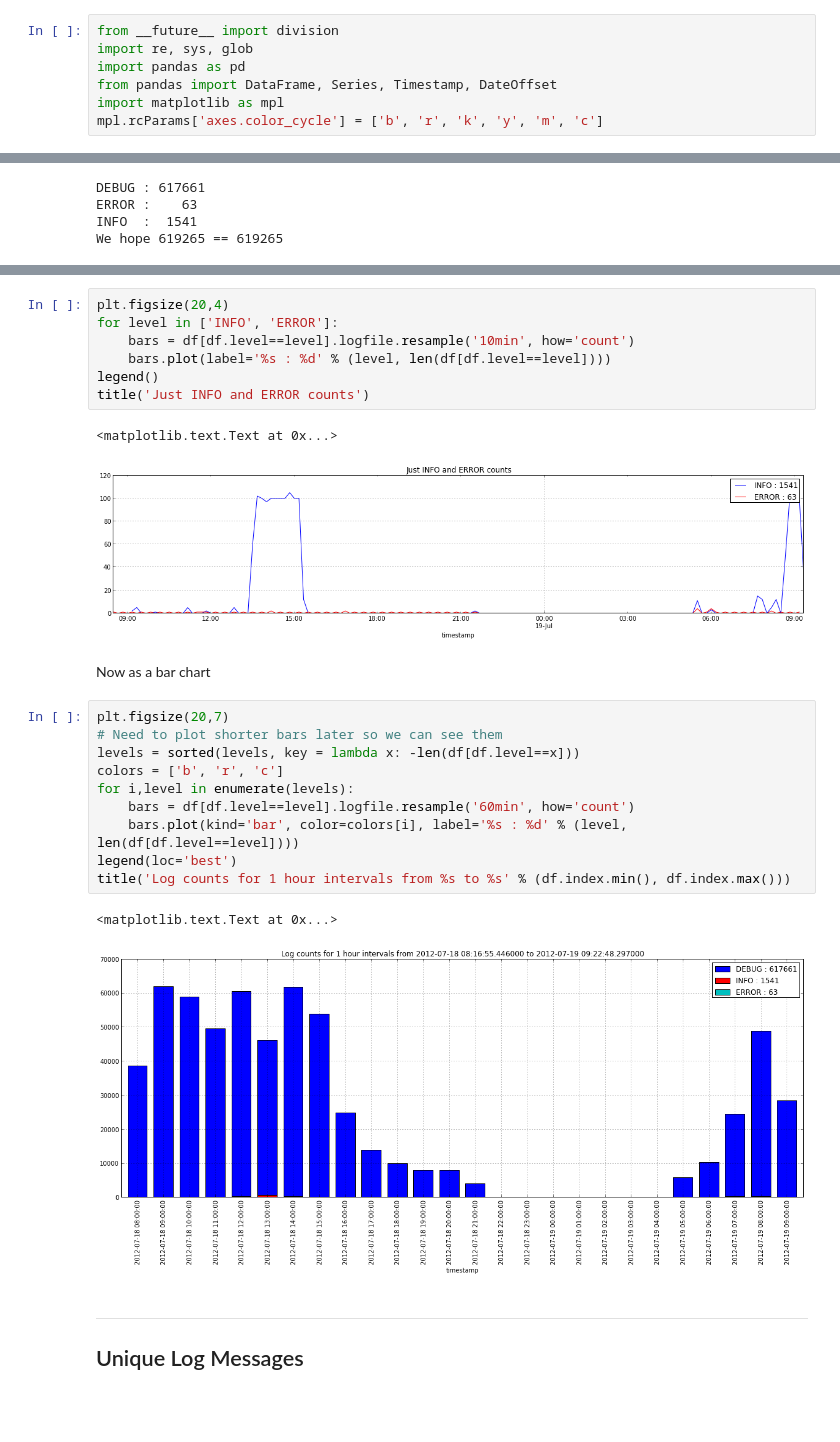
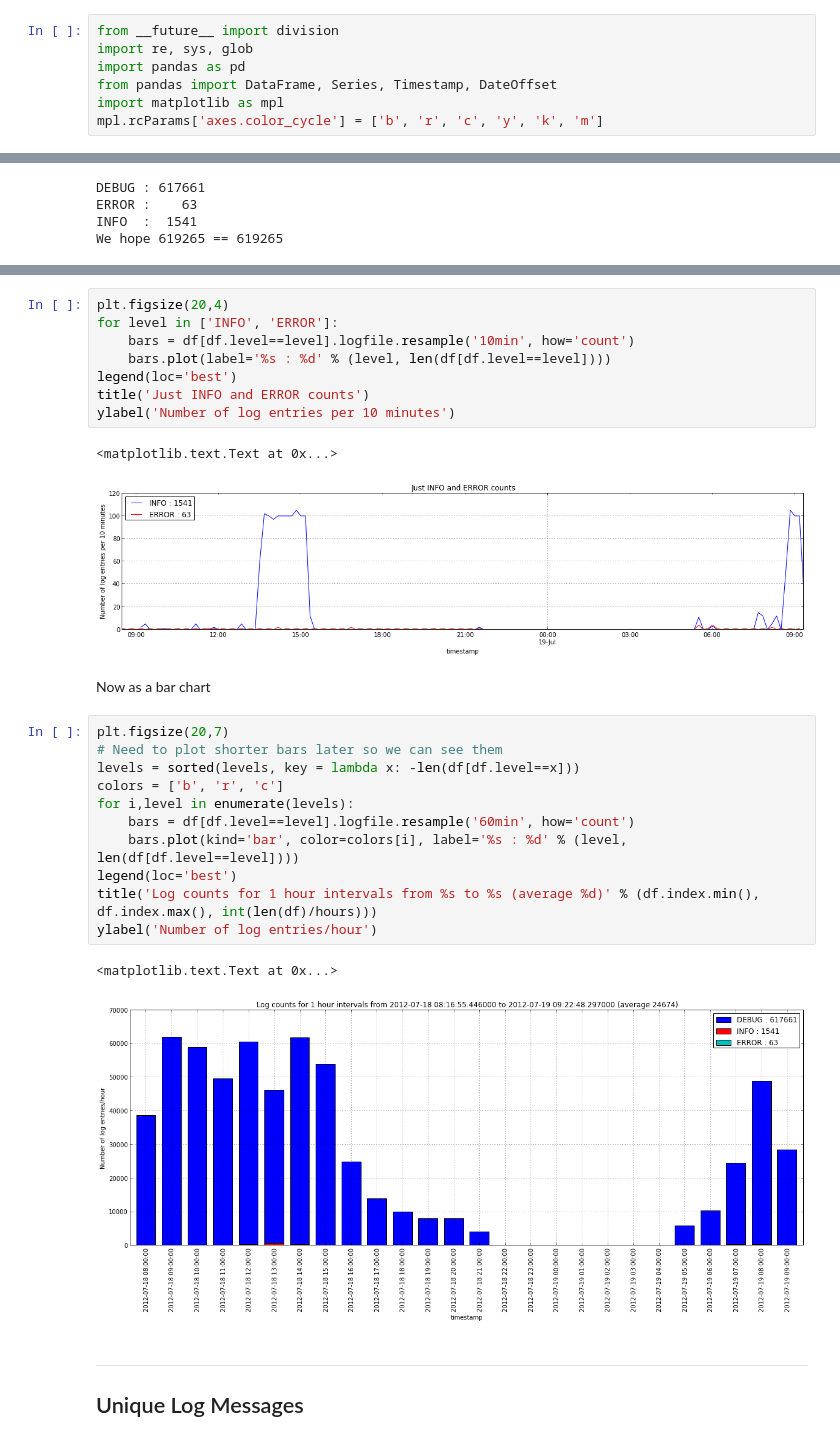
Before and after one commit to peterwilliams97/log_analysis, a Jupyter notebook: nb_pandas.ipynb, the cells around one changed output, grey strips where cells are left out. Cells and saved outputs as stored; diff of their text form; blank space fills up the shorter version.

```diff
--- a/nb_pandas.ipynb
+++ b/nb_pandas.ipynb
@@ -11,4 +11,4 @@ import re, sys, glob
 import pandas as pd
 from pandas import DataFrame, Series, Timestamp, DateOffset
 import matplotlib as mpl
-mpl.rcParams['axes.color_cycle'] = ['b', 'r', 'k', 'y', 'm', 'c']
+mpl.rcParams['axes.color_cycle'] = ['b', 'r', 'c', 'y', 'k', 'm']
@@ -117,26 +134,28 @@ plt.figsize(20,4)
 for level in ['INFO', 'ERROR']:
     bars = df[df.level==level].logfile.resample('10min', how='count')
     bars.plot(label='%s : %d' % (level, len(df[df.level==level])))
-legend()
+legend(loc='best')
 title('Just INFO and ERROR counts')
+ylabel('Number of log entries per 10 minutes')
 # %% [output]
 <matplotlib.text.Text at 0x...>
-[figure, old version]
+[figure, new version]
 # %% [markdown]
 Now as a bar chart
 # %%
 plt.figsize(20,7)
 # Need to plot shorter bars later so we can see them
 levels = sorted(levels, key = lambda x: -len(df[df.level==x]))
 colors = ['b', 'r', 'c']
 for i,level in enumerate(levels):
     bars = df[df.level==level].logfile.resample('60min', how='count')
     bars.plot(kind='bar', color=colors[i], label='%s : %d' % (level, len(df[df.level==level])))
 legend(loc='best')
-title('Log counts for 1 hour intervals from %s to %s' % (df.index.min(), df.index.max()))
+title('Log counts for 1 hour intervals from %s to %s (average %d)' % (df.index.min(), df.index.max(), int(len(df)/hours)))
+ylabel('Number of log entries/hour')
 # %% [output]
 <matplotlib.text.Text at 0x...>
-[figure, old version]
+[figure, new version]
 # %% [markdown]
 ***
 Unique Log Messages
```
Also changed, not shown: parts of 9 cells of this notebook.
